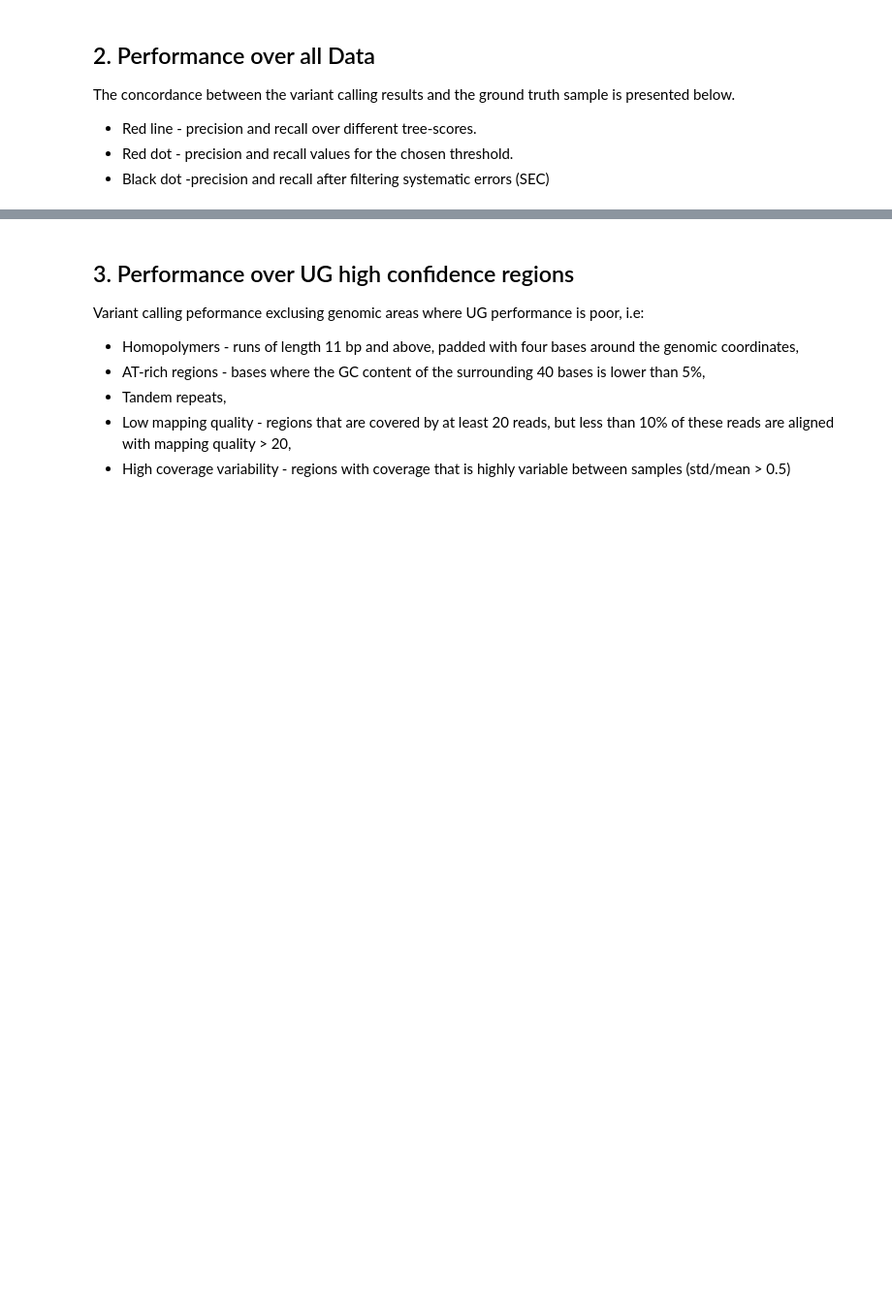
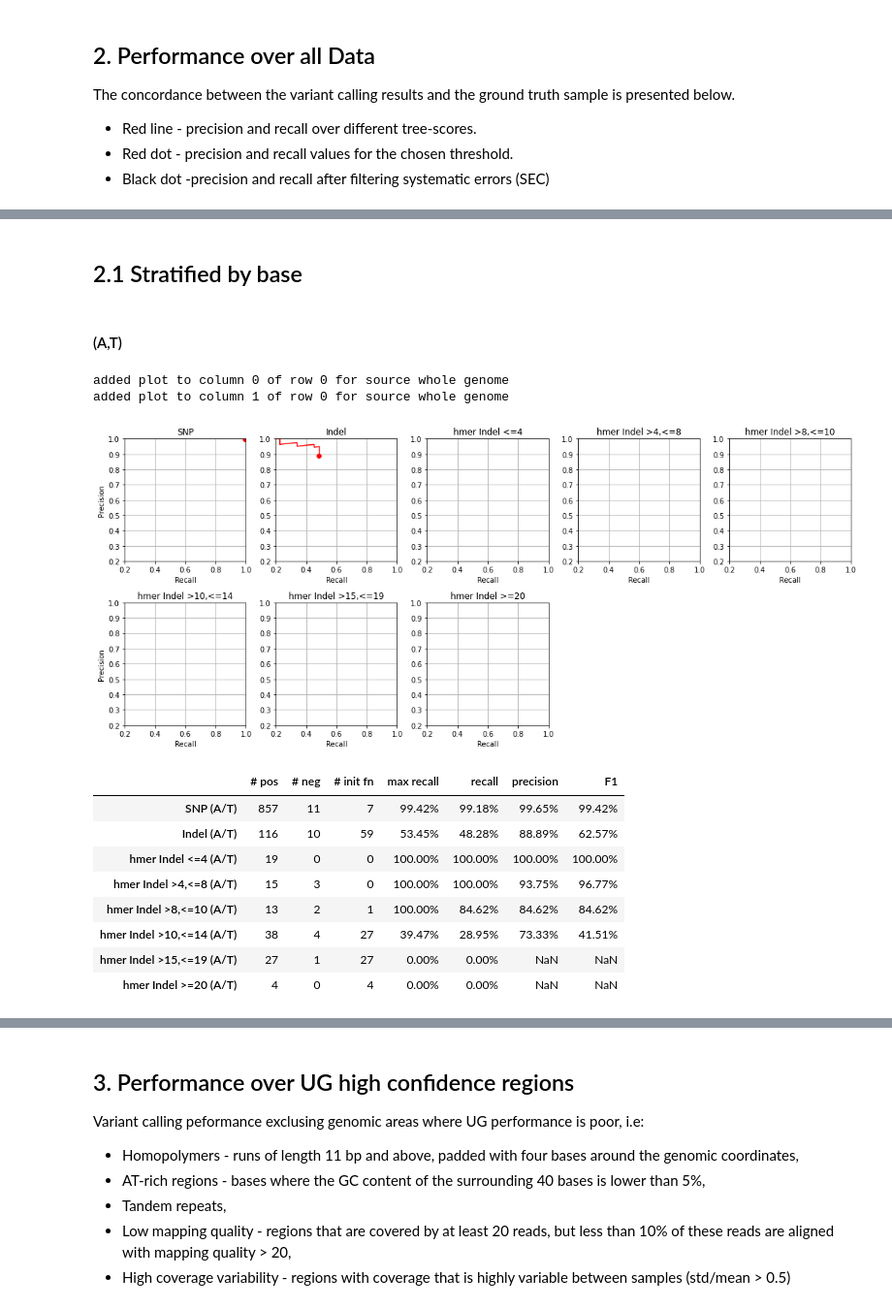
Before and after one commit to Ultimagen/VariantCalling, a Jupyter notebook: ugvc/reports/createVarReport.ipynb, the cells around one changed output, grey strips where cells are left out. Shown at 97% size. Saved outputs shown, nothing was run; the diff lists cells and outputs as text; code cells hidden in the pictures; blank space fills up the shorter version.

```diff
--- a/ugvc/reports/createVarReport.ipynb
+++ b/ugvc/reports/createVarReport.ipynb
@@ -118,14 +114,0 @@ display(df[['whole genome']])
-# %%
-categories = ['SNP', 'Indel', 'hmer Indel <=4', 'hmer Indel >4,<=8', 'hmer Indel >8,<=10', 'hmer Indel 8']
-
-baseData = {}
-b = ('A', 'T')
-for s in sources:
-    d = data[s]
-    baseData[s] = d[((d['indel'] == False) & ((d['ref'] == b[0]) | (d['ref'] == b[1]))) |
-                    ((d['hmer_indel_length'] > 0) & ((d['hmer_indel_nuc'] == b[0]) | (d['hmer_indel_nuc'] == b[1])))
-                    ]
-opt_tab, opt_res, perf_curve = report_utils.get_performance(baseData, categories, sources)
-for s in sources:
-    opt_tab[s].rename(index={a: '{0} ({1}/{2})'.format(a, b[0], b[1]) for a in opt_tab[s].index}, inplace=True)
-report_utils.plot_performance(perf_curve, opt_res, categories, sources={'whole genome': sources['whole genome']})
@@ -134,13 +114,0 @@ report_utils.plot_performance(perf_curve, opt_res, categories, sources={'whole g
-# %%
-categories = ['SNP', 'Indel', 'hmer Indel <=4', 'hmer Indel >4,<=8', 'hmer Indel >8,<=10', 'hmer Indel 6']
-baseData = {}
-b = ('C', 'G')
-for s in sources:
-    d = data[s]
-    baseData[s] = d[((d['indel'] == False) & ((d['ref'] == b[0]) | (d['ref'] == b[1]))) |
-                    ((d['hmer_indel_length'] > 0) & ((d['hmer_indel_nuc'] == b[0]) | (d['hmer_indel_nuc'] == b[1])))
-                    ]
-optTab2, opt_res, perf_curve = report_utils.get_performance(baseData, categories, sources)
-for s in sources:
-    optTab2[s].rename(index={a: '{0} ({1}/{2})'.format(a, b[0], b[1]) for a in optTab2[s].index}, inplace=True)
-report_utils.plot_performance(perf_curve, opt_res, categories, sources={'whole genome': sources['whole genome']})
@@ -153,0 +131,22 @@ display(df[['whole genome']])
+# %%
+if verbosity > 1:
+    display(Markdown(f"## 2.1 Stratified by base"))
+    display(Markdown(f"#### (A,T)"))
+    categories = ['SNP', 'Indel', 'hmer Indel <=4', 'hmer Indel >4,<=8', 'hmer Indel >8,<=10',
+                  'hmer Indel >10,<=14', 'hmer Indel >15,<=19', 'hmer Indel >=20']
+    at_df = report_utils.base_stratification_analysis(data, categories, ('A', 'T'))
+# %% [output]
+## 2.1 Stratified by base
+#### (A,T)
+added plot to column 0 of row 0 for source whole genome
+added plot to column 1 of row 0 for source whole genome
+[figure, added]
+|  | # pos | # neg | # init fn | max recall | recall | precision | F1 |
+| SNP (A/T) | 857 | 11 | 7 | 99.42% | 99.18% | 99.65% | 99.42% |
+| Indel (A/T) | 116 | 10 | 59 | 53.45% | 48.28% | 88.89% | 62.57% |
+| hmer Indel <=4 (A/T) | 19 | 0 | 0 | 100.00% | 100.00% | 100.00% | 100.00% |
+| hmer Indel >4,<=8 (A/T) | 15 | 3 | 0 | 100.00% | 100.00% | 93.75% | 96.77% |
+| hmer Indel >8,<=10 (A/T) | 13 | 2 | 1 | 100.00% | 84.62% | 84.62% | 84.62% |
+| hmer Indel >10,<=14 (A/T) | 38 | 4 | 27 | 39.47% | 28.95% | 73.33% | 41.51% |
+| hmer Indel >15,<=19 (A/T) | 27 | 1 | 27 | 0.00% | 0.00% | NaN | NaN |
+| hmer Indel >=20 (A/T) | 4 | 0 | 4 | 0.00% | 0.00% | NaN | NaN |
```
Also changed, not shown: parts of 31 cells of this notebook, 4 other files.
